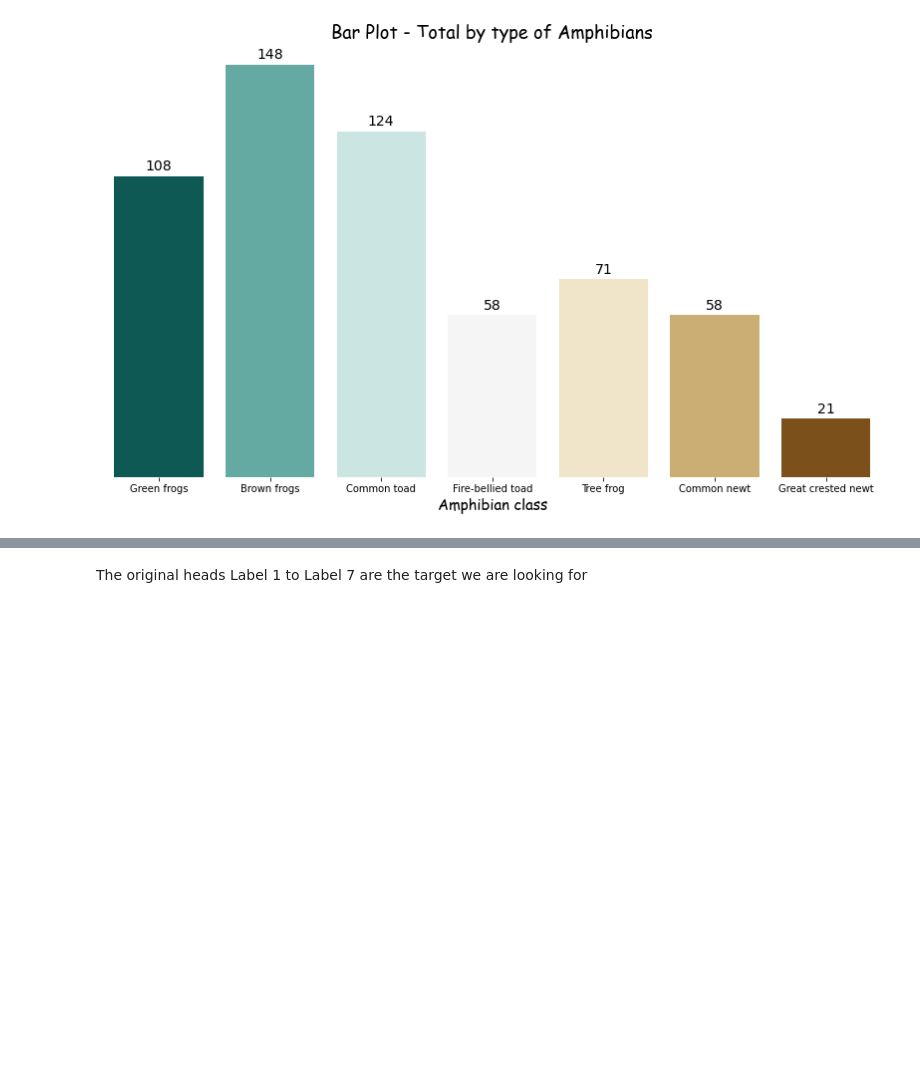
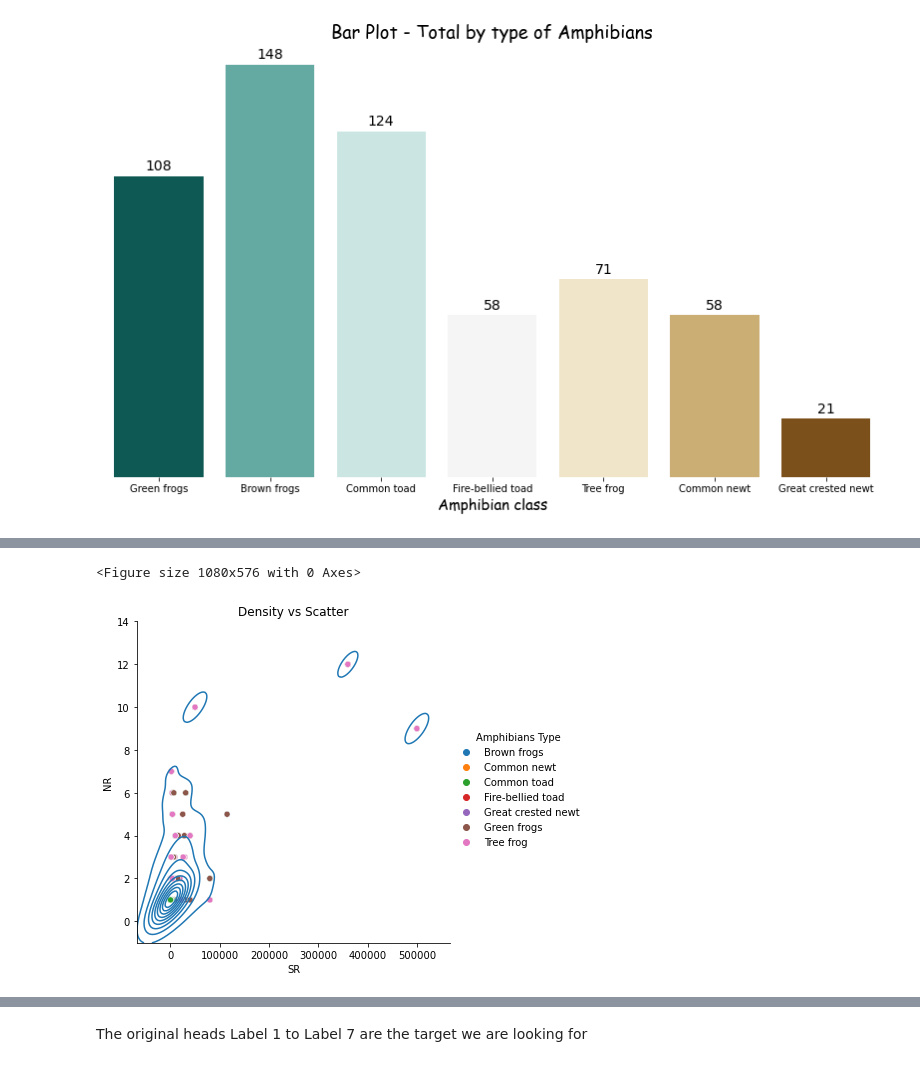
Before and after one commit to Renata-Thomazelli/amphibians, a Jupyter notebook: amphibians-Copy1.ipynb, the cells around one changed output, grey strips where cells are left out. Saved outputs shown, nothing was run; the diff lists cells and outputs as text; code cells hidden in the pictures; blank space fills up the shorter version.

```diff
--- a/amphibians-Copy1.ipynb
+++ b/amphibians-Copy1.ipynb
@@ -448,0 +496,10 @@ plt.show()
+# %%
+# plot
+plt.figure(figsize=(15,8))
+sns.relplot(x='SR',y = 'NR', hue="Amphibians Type", data=stacking_df_tranf_heads1[['SR','NR',"Amphibians Type"]])
+sns.kdeplot(stacking_df_tranf_heads1.SR, stacking_df_tranf_heads1.NR)
+plt.title('Density vs Scatter');
+#plt.legend(handlelength=2.0)
+# %% [output]
+<Figure size 1080x576 with 0 Axes>
+[figure, added]
```
Also changed, not shown: parts of 24 cells of this notebook.
